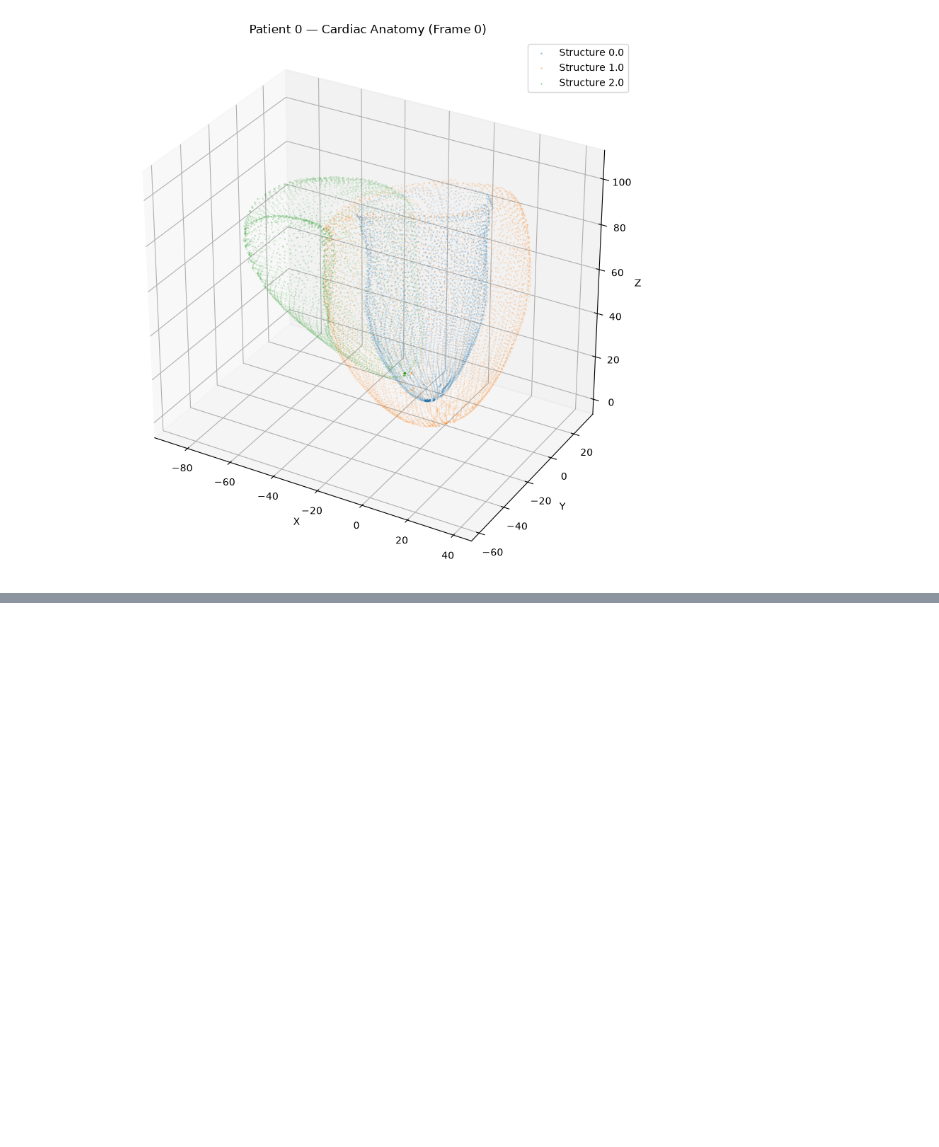
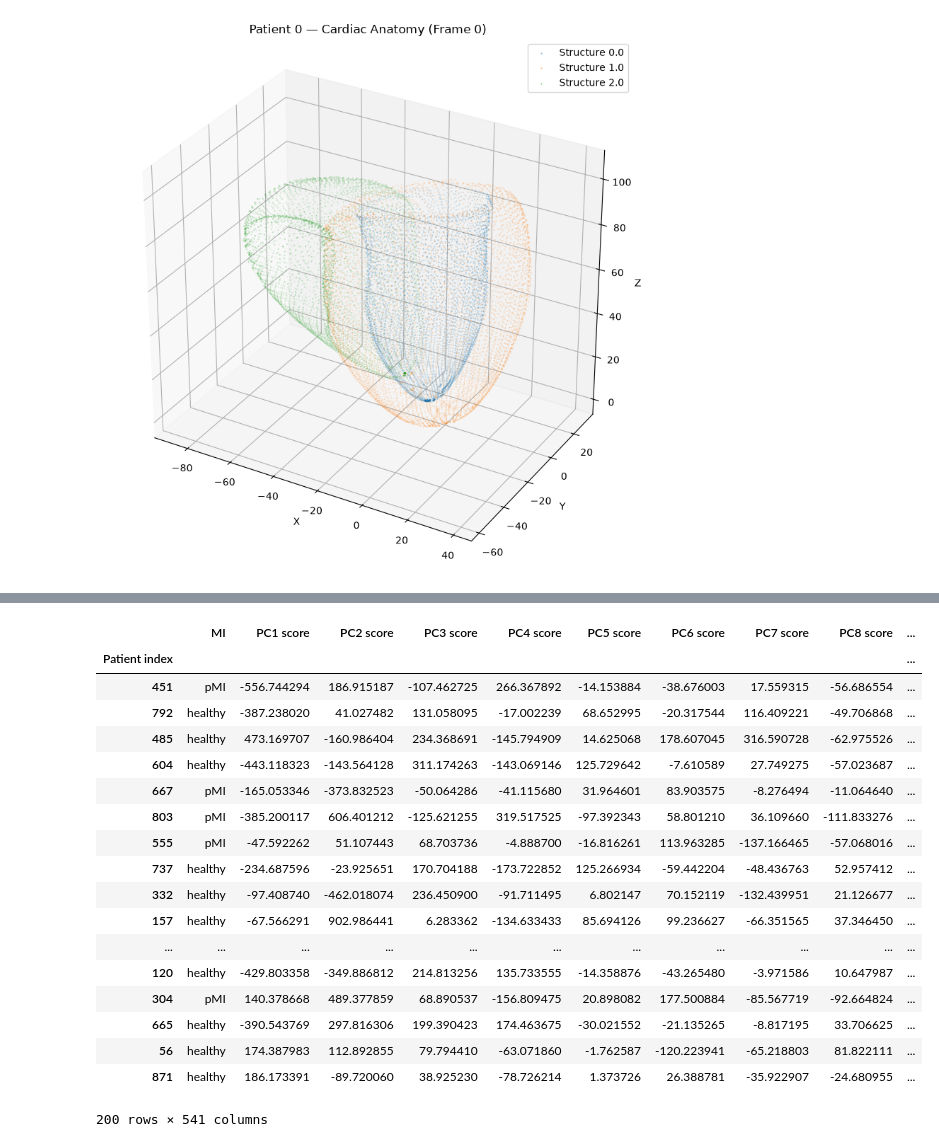
Before and after one commit to ZanderWilkinson/myocardia_prediction_project, a Jupyter notebook: notebooks/data_loading.ipynb, the cells around one changed output, grey strips where cells are left out. Cells and saved outputs as stored; diff of their text form; code cells hidden in the pictures; blank space fills up the shorter version.

```diff
--- a/notebooks/data_loading.ipynb
+++ b/notebooks/data_loading.ipynb
@@ -62,0 +164,34 @@ Label 2.0: 6000 points
+# %%
+n = min(200, len(pca_scores))
+metadata = train_data.train.data.iloc[:n]
+
+patient_pcs = pd.DataFrame(
+    pca_scores[:n],
+    index=metadata.index,
+    columns=[f"PC{i+1} score" for i in range(pca_scores.shape[1])],
+)
+patient_pcs.index.name = "Patient index"
+patient_pcs.insert(0, "MI", metadata["MI"].to_numpy())
+
+with pd.option_context("display.max_rows", 200):
+    display(patient_pcs)
+# %% [output]
+|  | MI | PC1 score | PC2 score | PC3 score | PC4 score | PC5 score | PC6 score | PC7 score | PC8 score | ... |
+| Patient index |  |  |  |  |  |  |  |  |  | ... |
+| 451 | pMI | -556.744294 | 186.915187 | -107.462725 | 266.367892 | -14.153884 | -38.676003 | 17.559315 | -56.686554 | ... |
+| 792 | healthy | -387.238020 | 41.027482 | 131.058095 | -17.002239 | 68.652995 | -20.317544 | 116.409221 | -49.706868 | ... |
+| 485 | healthy | 473.169707 | -160.986404 | 234.368691 | -145.794909 | 14.625068 | 178.607045 | 316.590728 | -62.975526 | ... |
+| 604 | healthy | -443.118323 | -143.564128 | 311.174263 | -143.069146 | 125.729642 | -7.610589 | 27.749275 | -57.023687 | ... |
+| 667 | pMI | -165.053346 | -373.832523 | -50.064286 | -41.115680 | 31.964601 | 83.903575 | -8.276494 | -11.064640 | ... |
+| 803 | pMI | -385.200117 | 606.401212 | -125.621255 | 319.517525 | -97.392343 | 58.801210 | 36.109660 | -111.833276 | ... |
+| 555 | pMI | -47.592262 | 51.107443 | 68.703736 | -4.888700 | -16.816261 | 113.963285 | -137.166465 | -57.068016 | ... |
+| 737 | healthy | -234.687596 | -23.925651 | 170.704188 | -173.722852 | 125.266934 | -59.442204 | -48.436763 | 52.957412 | ... |
+| 332 | healthy | -97.408740 | -462.018074 | 236.450900 | -91.711495 | 6.802147 | 70.152119 | -132.439951 | 21.126677 | ... |
+| 157 | healthy | -67.566291 | 902.986441 | 6.283362 | -134.633433 | 85.694126 | 99.236627 | -66.351565 | 37.346450 | ... |
+| ... | ... | ... | ... | ... | ... | ... | ... | ... | ... | ... |
+| 120 | healthy | -429.803358 | -349.886812 | 214.813256 | 135.733555 | -14.358876 | -43.265480 | -3.971586 | 10.647987 | ... |
+| 304 | pMI | 140.378668 | 489.377859 | 68.890537 | -156.809475 | 20.898082 | 177.500884 | -85.567719 | -92.664824 | ... |
+| 665 | healthy | -390.543769 | 297.816306 | 199.390423 | 174.463675 | -30.021552 | -21.135265 | -8.817195 | 33.706625 | ... |
+| 56 | healthy | 174.387983 | 112.892855 | 79.794410 | -63.071860 | -1.762587 | -120.223941 | -65.218803 | 81.822111 | ... |
+| 871 | healthy | 186.173391 | -89.720060 | 38.925230 | -78.726214 | 1.373726 | 26.388781 | -35.922907 | -24.680955 | ... |
+200 rows × 541 columns
```
Also changed, not shown: parts of 10 cells of this notebook, 59 other files.
